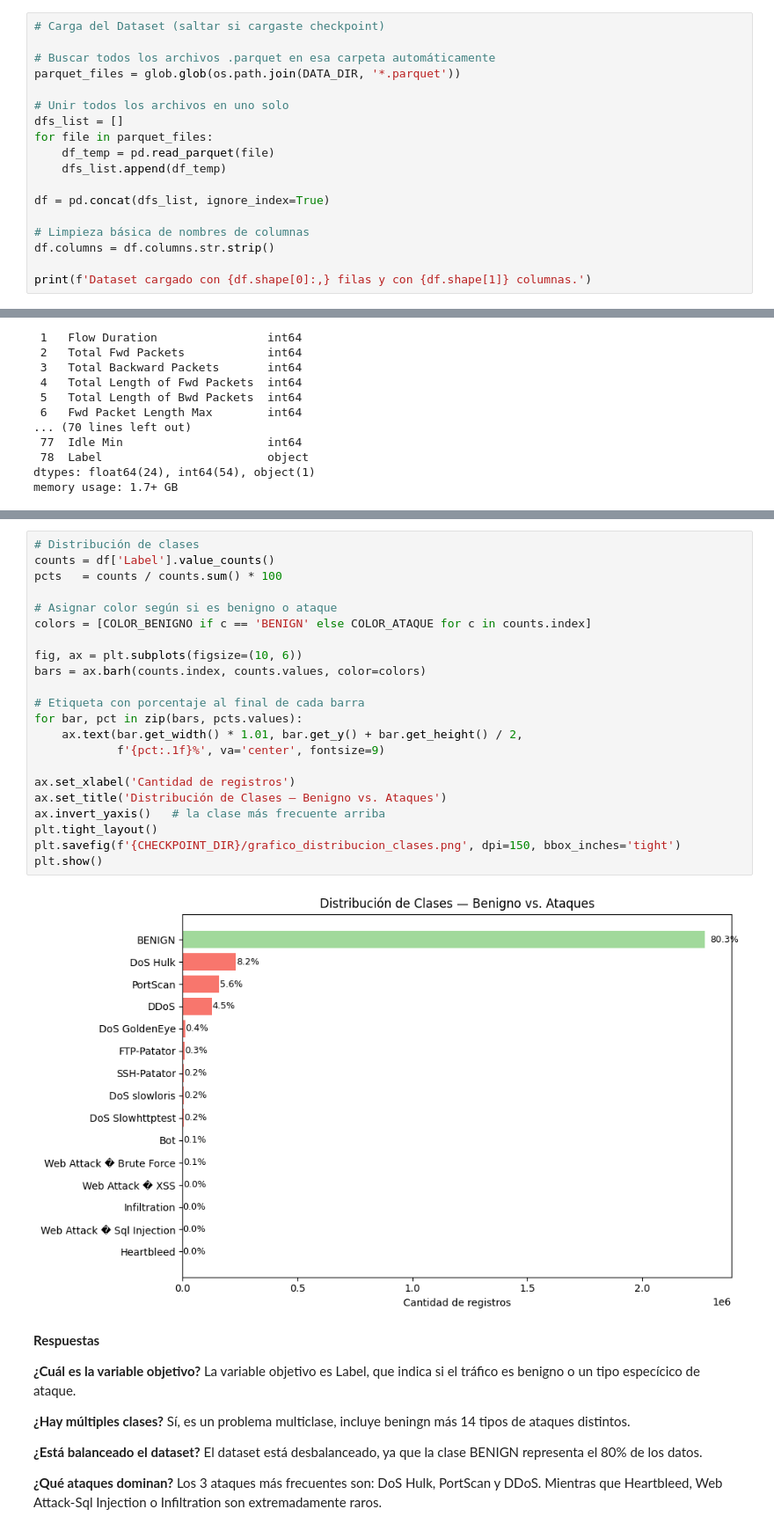
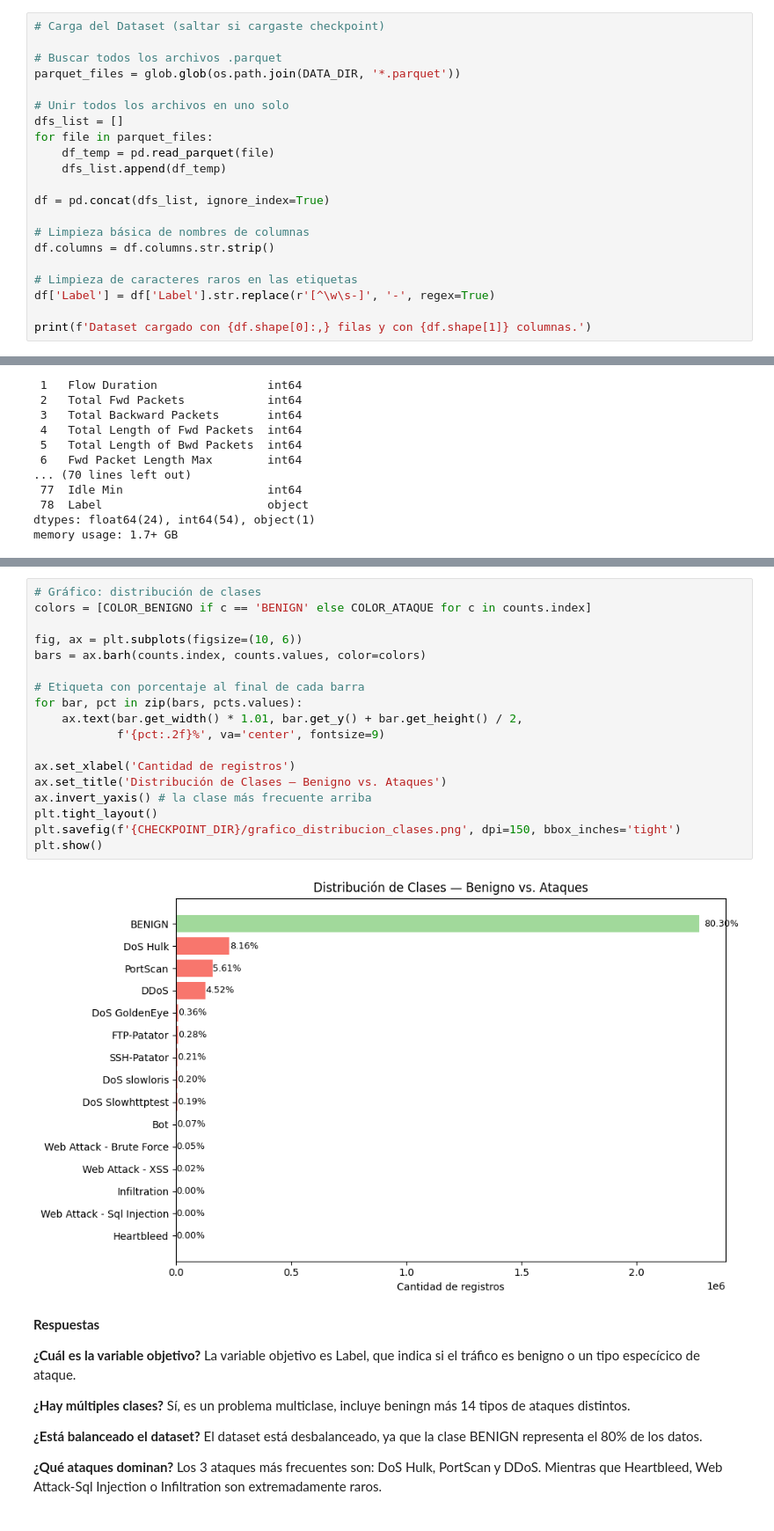
Before and after one commit to jotaeleb/tif-ciencias-de-datos, a Jupyter notebook: notebooks/proyecto.ipynb, the cells around one changed output, grey strips where cells are left out. Shown at 88% size. Saved outputs shown, nothing was run; the diff lists cells and outputs as text.

```diff
--- a/notebooks/proyecto.ipynb
+++ b/notebooks/proyecto.ipynb
@@ -98,7 +99,7 @@ Checkpoint de sección 3 cargado.
 # %%
 # Carga del Dataset (saltar si cargaste checkpoint)
 
-# Buscar todos los archivos .parquet en esa carpeta automáticamente
+# Buscar todos los archivos .parquet
 parquet_files = glob.glob(os.path.join(DATA_DIR, '*.parquet'))
 
 # Unir todos los archivos en uno solo
@@ -112,6 +113,9 @@ df = pd.concat(dfs_list, ignore_index=True)
 # Limpieza básica de nombres de columnas
 df.columns = df.columns.str.strip()
 
+# Limpieza de caracteres raros en las etiquetas
+df['Label'] = df['Label'].str.replace(r'[^\w\s-]', '-', regex=True)
+
 print(f'Dataset cargado con {df.shape[0]:,} filas y con {df.shape[1]} columnas.')
 # %% [output]
 Dataset cargado con 2,830,743 filas y con 79 columnas.
@@ -198,27 +208,23 @@ Heartbleed                        11            0.00   Ataque
 # %%
-# Distribución de clases
-counts = df['Label'].value_counts()
-pcts   = counts / counts.sum() * 100
-
-# Asignar color según si es benigno o ataque
+# Gráfico: distribución de clases
 colors = [COLOR_BENIGNO if c == 'BENIGN' else COLOR_ATAQUE for c in counts.index]
 
 fig, ax = plt.subplots(figsize=(10, 6))
 bars = ax.barh(counts.index, counts.values, color=colors)
 
 # Etiqueta con porcentaje al final de cada barra
 for bar, pct in zip(bars, pcts.values):
     ax.text(bar.get_width() * 1.01, bar.get_y() + bar.get_height() / 2,
-            f'{pct:.1f}%', va='center', fontsize=9)
+            f'{pct:.2f}%', va='center', fontsize=9)
 
 ax.set_xlabel('Cantidad de registros')
 ax.set_title('Distribución de Clases — Benigno vs. Ataques')
-ax.invert_yaxis()   # la clase más frecuente arriba
+ax.invert_yaxis() # la clase más frecuente arriba
 plt.tight_layout()
 plt.savefig(f'{CHECKPOINT_DIR}/grafico_distribucion_clases.png', dpi=150, bbox_inches='tight')
 plt.show()
 # %% [output]
-[figure, old version]
+[figure, new version]
 # %% [markdown]
 **Respuestas**
 
```
Also changed, not shown: parts of 28 cells of this notebook.
